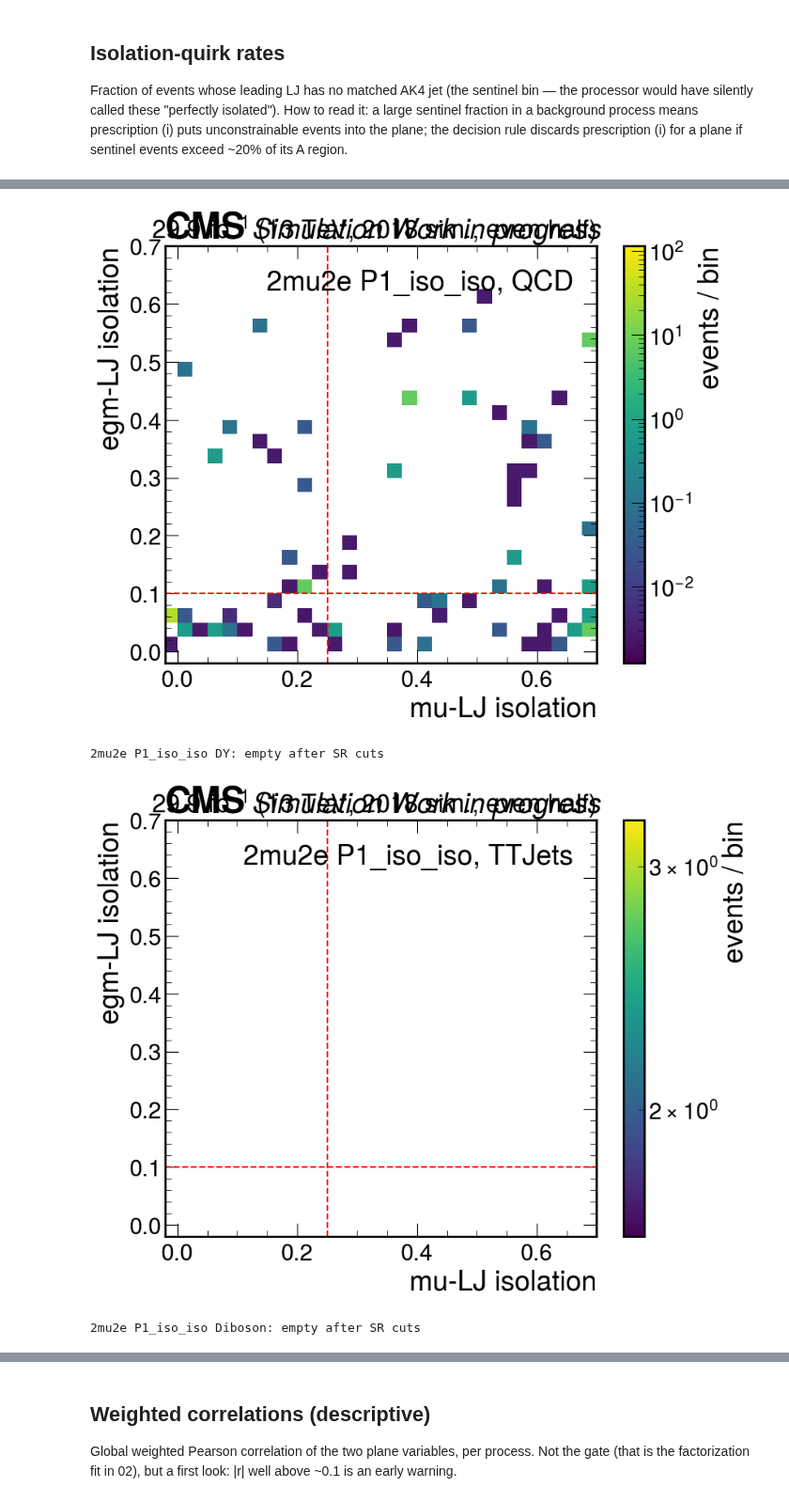
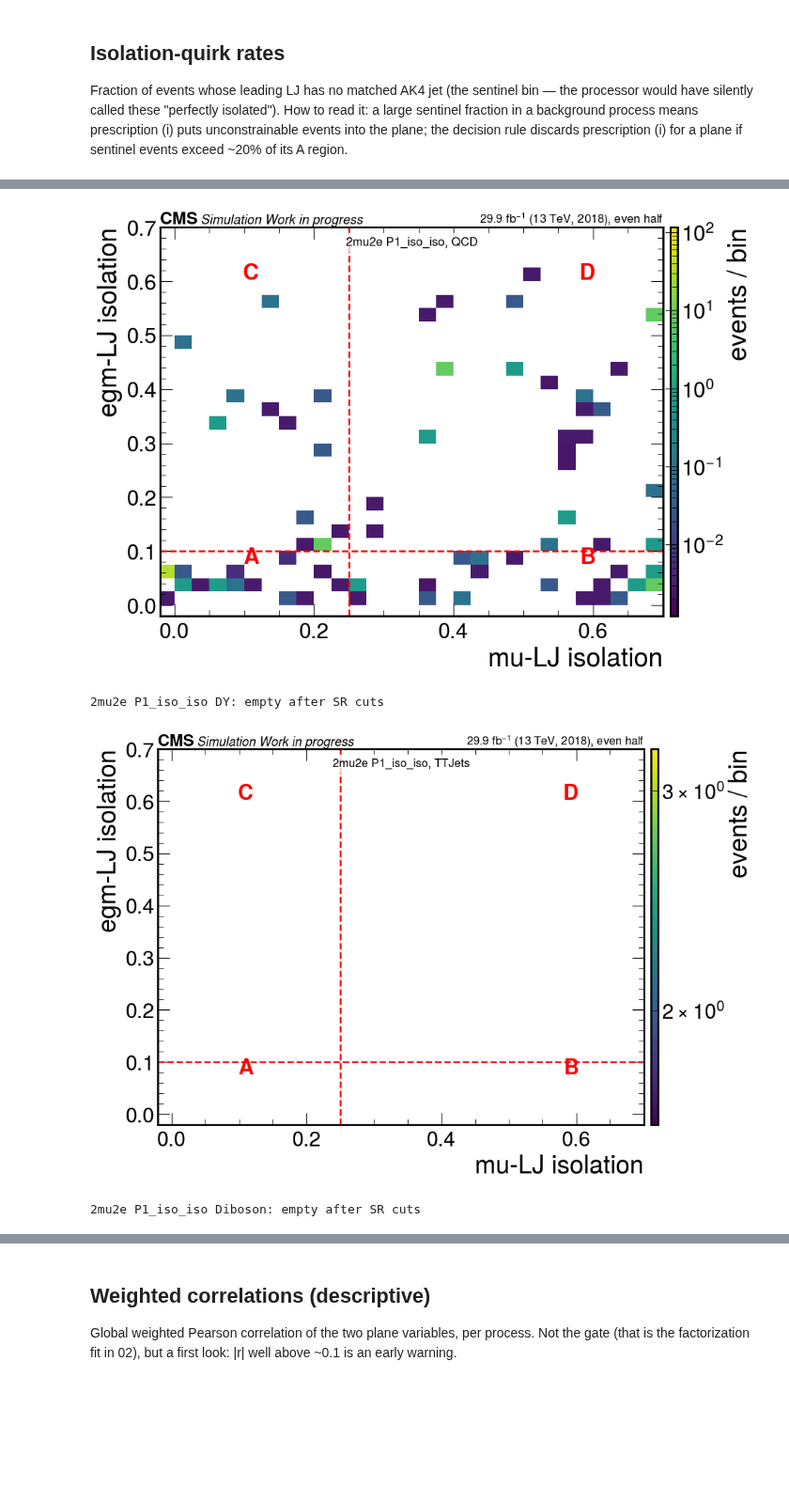
Before and after one commit to murtaza-safdari/SIDM, a Jupyter notebook: sidm/studies/abcd_plane_study/01_plane_atlas.ipynb, the cells around one changed output, grey strips where cells are left out. Shown at 94% size. Saved outputs shown, nothing was run; the diff lists cells and outputs as text; code cells hidden in the pictures; blank space fills up the shorter version.

```diff
--- a/sidm/studies/abcd_plane_study/01_plane_atlas.ipynb
+++ b/sidm/studies/abcd_plane_study/01_plane_atlas.ipynb
@@ -178,0 +189,17 @@ for ch, hname, axes in [("2mu2e", "abcd_scan_2mu2e_iso_iso", ["muiso", "egmiso"]
+# %%
+# the same rates as pictures: background per process, signal vs lifetime
+for ch, axn, sigs in [("2mu2e", "muiso", ss.SIGNALS_2MU2E),
+                      ("4mu", "muiso0", ss.SIGNALS_4MU)]:
+    labs = ["total bkg"] + list(ss.PROCESSES)
+    vals = [quirk.get(f"{ch}/{l}/{axn}", np.nan) for l in labs]
+    fig, axx = plt.subplots(figsize=(8, 5.5))
+    axx.bar(labs, np.nan_to_num(vals),
+            color=["dimgray"] + [ph.PROC_COLORS[p] for p in ss.PROCESSES])
+    axx.set_ylabel("sentinel (no-jet) fraction")
+    axx.text(0.03, 0.95, f"{ch}: leading mu-LJ, preselection",
+             transform=axx.transAxes, va="top", fontsize=12)
+    cms_label(axx); plt.tight_layout(); plt.show()
+    pts = {s: quirk[f"{ch}/{s}/{axn}"] for s in sigs
+           if np.isfinite(quirk.get(f"{ch}/{s}/{axn}", np.nan))}
+    ph.eff_vs_ctau(pts, ylabel="sentinel fraction (lead mu-LJ)",
+                   note=f"{ch}: the no-jet rate rises with displacement", ylog=False)
@@ -233,0 +273,7 @@ for ch in ss.PLANES:
+# %%
+for ch in ss.PLANES:
+    for pname, spec in ss.PLANES[ch].items():
+        vals, var, xe, ye = ss.plane_arrays(total_bkg, ch, pname, parity=0)
+        ph.plot_plane(vals, xe, ye, f"{ch} {pname}, total bkg (SR event cuts)",
+                      xspec=spec["xspec"], yspec=spec["yspec"],
+                      xname=spec["x"], yname=spec["y"])
@@ -234,16 +294,17 @@ for ch in ss.PLANES:
 # %%
-# per-process versions for the incumbent planes (the ones most likely chosen)
-for ch, pname in [("2mu2e", "P1_iso_iso"), ("4mu", "Q1_iso_iso")]:
+# per-process versions for the incumbent planes and the mJJ planes
+for ch, pname in [("2mu2e", "P1_iso_iso"), ("2mu2e", "P4_muiso_mjj"),
+                  ("4mu", "Q1_iso_iso"), ("4mu", "Q6_iso0_mjj")]:
     for p in ss.PROCESSES:
         vals, var, xe, ye = ss.plane_arrays(by_process[p], ch, pname, parity=0)
         if vals.sum() <= 0:
             print(f"{ch} {pname} {p}: empty after SR cuts"); continue
         spec = ss.PLANES[ch][pname]
-        plot_plane(vals, xe, ye, f"{ch} {pname}, {p}",
-                   xcut=spec["xspec"][1], ycut=spec["yspec"][1],
-                   xlabel=spec["x"], ylabel=spec["y"])
+        ph.plot_plane(vals, xe, ye, f"{ch} {pname}, {p}",
+                      xspec=spec["xspec"], yspec=spec["yspec"],
+                      xname=spec["x"], yname=spec["y"])
 # %% [output]
-[figure, old version]
+[figure, new version]
 2mu2e P1_iso_iso DY: empty after SR cuts
-[figure, old version]
+[figure, new version]
 2mu2e P1_iso_iso Diboson: empty after SR cuts
```
Also changed, not shown: parts of 22 cells of this notebook, 6 other files.
